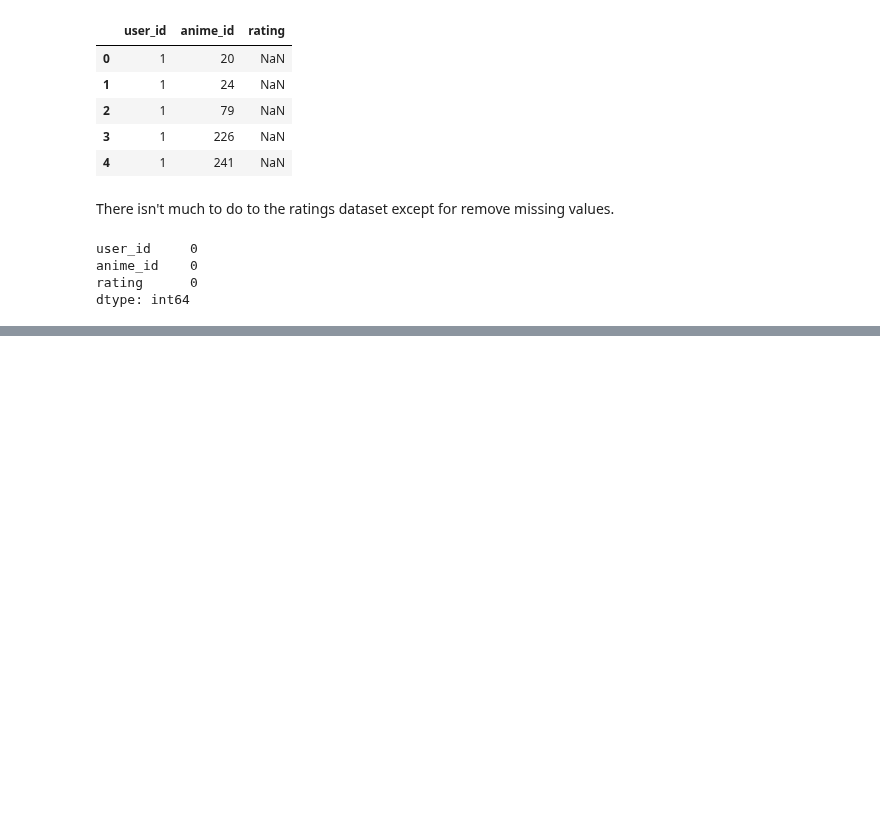
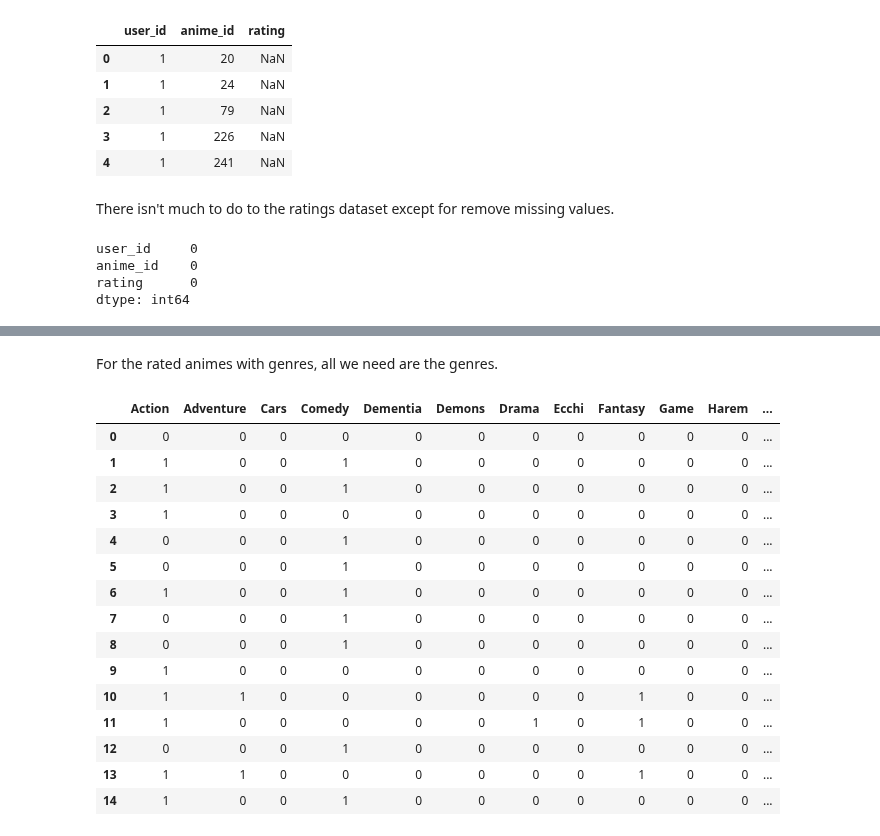
Before and after one commit to Zenoix/Anime-Recommendations, a Jupyter notebook: Content Based Filtering.ipynb, the cells around one changed output, grey strips where cells are left out. Cells and saved outputs as stored; diff of their text form; code cells hidden in the pictures; blank space fills up the shorter version.

Commit message:
started building the matrix

```diff
--- a/Content Based Filtering.ipynb
+++ b/Content Based Filtering.ipynb
@@ -116,0 +227,22 @@ dtype: int64
+# %% [markdown]
+For the rated animes with genres, all we need are the genres.
+# %%
+user_genre_matrix = user_genre_df.drop(["anime_id", "name"], axis=1)
+user_genre_matrix
+# %% [output]
+|  | Action | Adventure | Cars | Comedy | Dementia | Demons | Drama | Ecchi | Fantasy | Game | Harem | ... |
+| 0 | 0 | 0 | 0 | 0 | 0 | 0 | 0 | 0 | 0 | 0 | 0 | ... |
+| 1 | 1 | 0 | 0 | 1 | 0 | 0 | 0 | 0 | 0 | 0 | 0 | ... |
+| 2 | 1 | 0 | 0 | 1 | 0 | 0 | 0 | 0 | 0 | 0 | 0 | ... |
+| 3 | 1 | 0 | 0 | 0 | 0 | 0 | 0 | 0 | 0 | 0 | 0 | ... |
+| 4 | 0 | 0 | 0 | 1 | 0 | 0 | 0 | 0 | 0 | 0 | 0 | ... |
+| 5 | 0 | 0 | 0 | 1 | 0 | 0 | 0 | 0 | 0 | 0 | 0 | ... |
+| 6 | 1 | 0 | 0 | 1 | 0 | 0 | 0 | 0 | 0 | 0 | 0 | ... |
+| 7 | 0 | 0 | 0 | 1 | 0 | 0 | 0 | 0 | 0 | 0 | 0 | ... |
+| 8 | 0 | 0 | 0 | 1 | 0 | 0 | 0 | 0 | 0 | 0 | 0 | ... |
+| 9 | 1 | 0 | 0 | 0 | 0 | 0 | 0 | 0 | 0 | 0 | 0 | ... |
+| 10 | 1 | 1 | 0 | 0 | 0 | 0 | 0 | 0 | 1 | 0 | 0 | ... |
+| 11 | 1 | 0 | 0 | 0 | 0 | 0 | 1 | 0 | 1 | 0 | 0 | ... |
+| 12 | 0 | 0 | 0 | 1 | 0 | 0 | 0 | 0 | 0 | 0 | 0 | ... |
+| 13 | 1 | 1 | 0 | 0 | 0 | 0 | 0 | 0 | 1 | 0 | 0 | ... |
+| 14 | 1 | 0 | 0 | 1 | 0 | 0 | 0 | 0 | 0 | 0 | 0 | ... |
```
Also changed, not shown: parts of 11 cells of this notebook.
